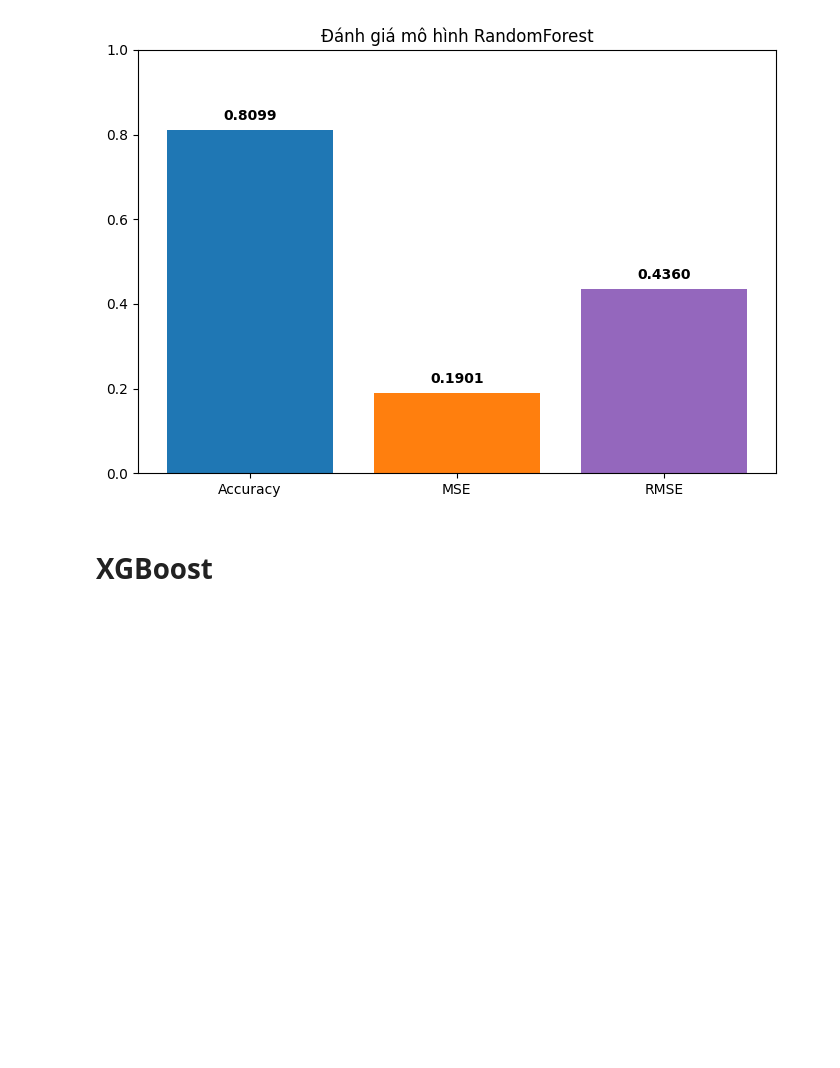
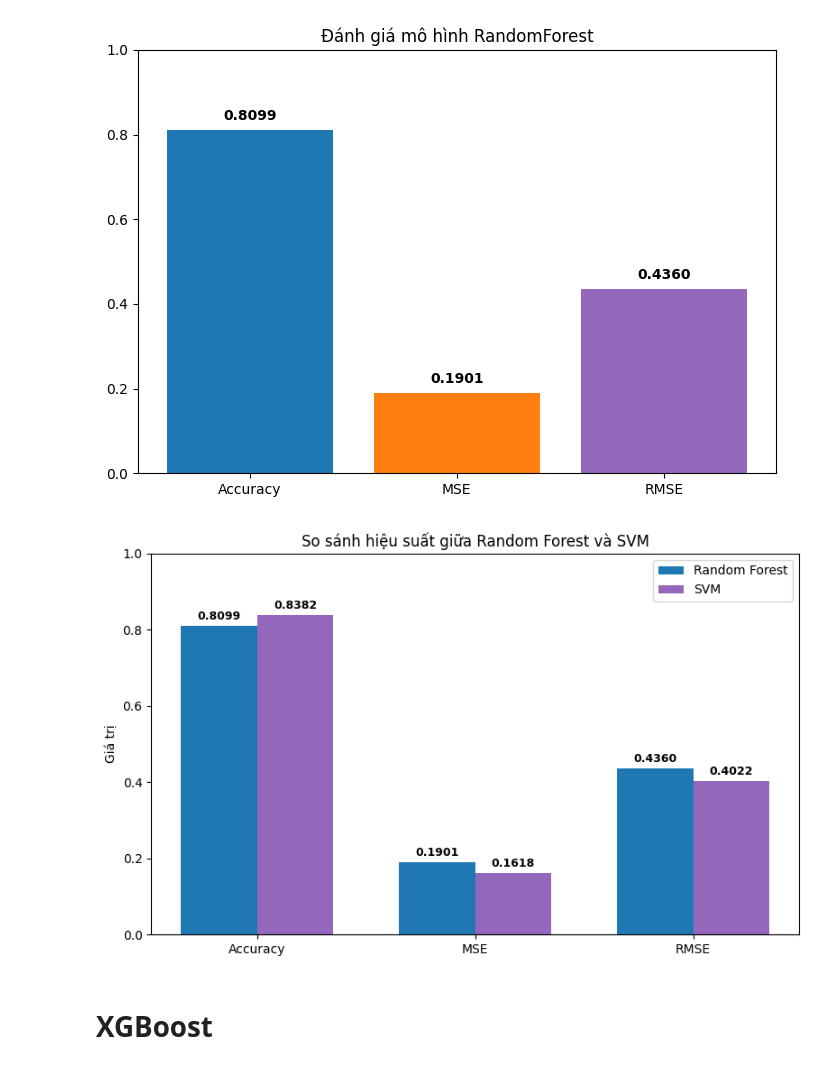
Before and after one commit to wsunicorn/Final_Project_MachineLearning, a Jupyter notebook: train.ipynb, the cells around one changed output. Saved outputs shown, nothing was run; the diff lists cells and outputs as text; code cells hidden in the pictures; blank space fills up the shorter version.

```diff
--- a/train.ipynb
+++ b/train.ipynb
@@ -373,6 +443,40 @@ plt.tight_layout()
 plt.show()
 # %% [output]
 [figure]
+# %%
+metrics = ['Accuracy', 'MSE', 'RMSE']
+x = np.arange(len(metrics))
+width = 0.35
+
+svm_values = [accuracy_svm, mse_svm, rmse_svm]
+rf_values = [accuracy_rf, mse_rf, rmse_rf]
+
+fig, ax = plt.subplots(figsize=(8, 5))
+bars1 = ax.bar(x - width/2, rf_values, width, label='Random Forest', color='tab:blue')
+bars2 = ax.bar(x + width/2, svm_values, width, label='SVM', color='tab:purple')
+
+# Ghi giá trị lên cột
+for bars in [bars1, bars2]:
+    for bar in bars:
+        height = bar.get_height()
+        ax.annotate(f'{height:.4f}',
+                    xy=(bar.get_x() + bar.get_width()/2, height),
+                    xytext=(0, 3),
+                    textcoords="offset points",
+                    ha='center', va='bottom', fontsize=9, fontweight='bold')
+
+# Thiết lập biểu đồ
+ax.set_ylabel('Giá trị')
+ax.set_title('So sánh hiệu suất giữa Random Forest và SVM')
+ax.set_xticks(x)
+ax.set_xticklabels(metrics)
+ax.set_ylim(0, 1)
+ax.legend()
+
+plt.tight_layout()
+plt.show()
+# %% [output]
+[figure, added]
 # %% [markdown]
 # XGBoost
 # %%
```
Also changed, not shown: parts of 14 cells of this notebook.
